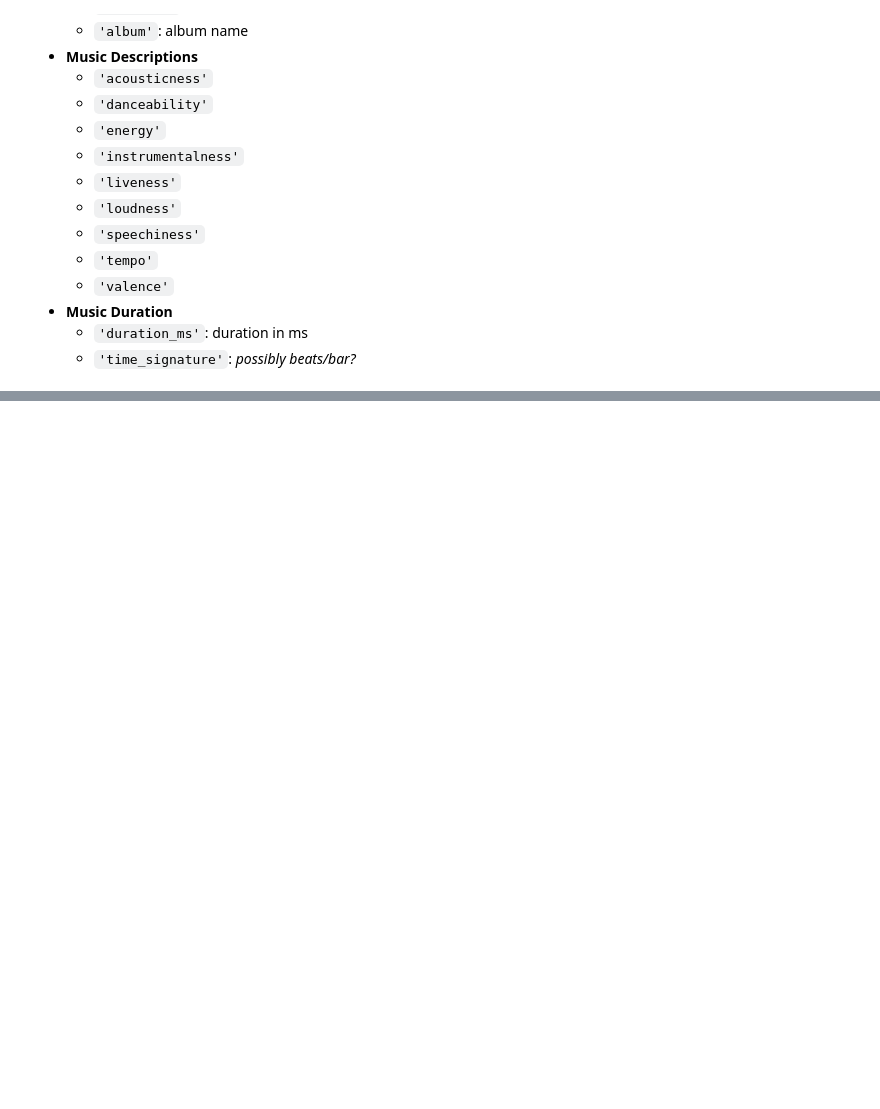
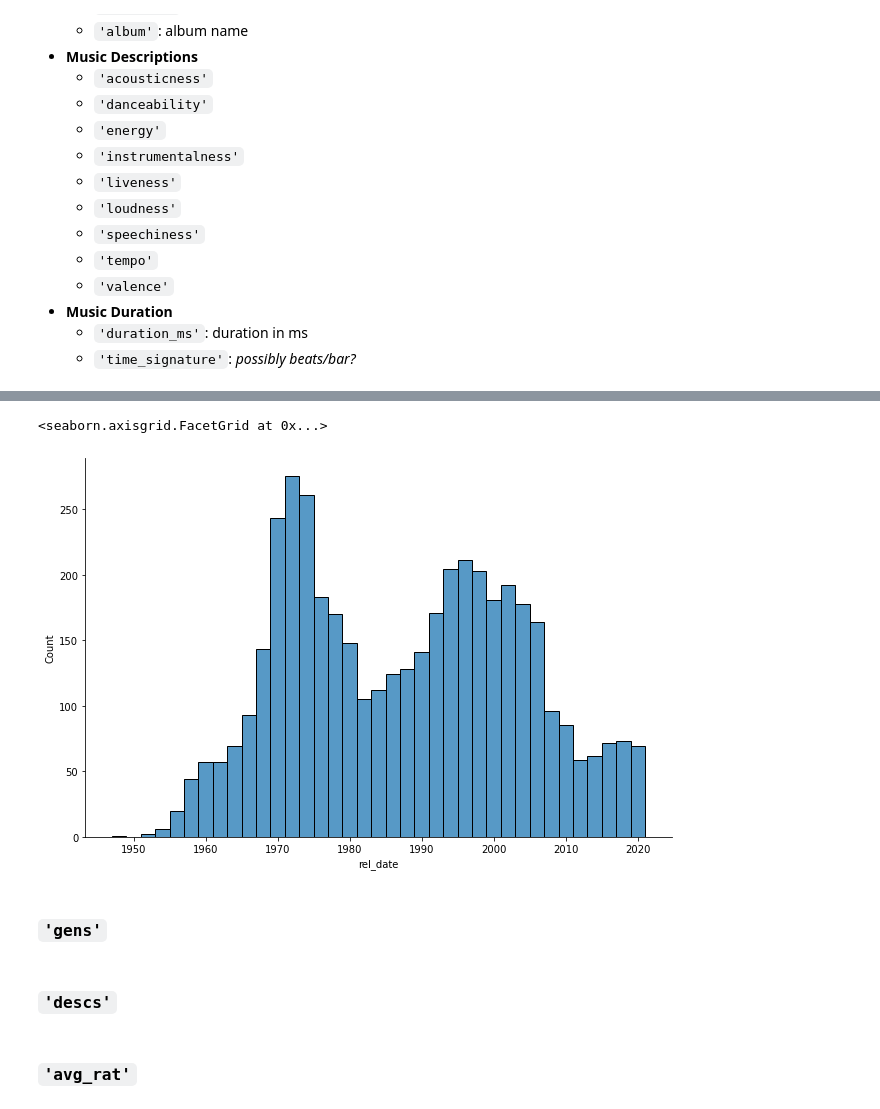
Before and after one commit to RodrigoLaraG/Data-Sci, a Jupyter notebook: DataSets/Top5000Spotify/Top5000Notebook.ipynb, the cells around one changed output, grey strips where cells are left out. Drawn from its saved outputs; the diff is of its cells as text; code cells hidden in the pictures; blank space fills up the shorter version.

Commit message:
Initial EDA of columns, data tidying

```diff
--- a/DataSets/Top5000Spotify/Top5000Notebook.ipynb
+++ b/DataSets/Top5000Spotify/Top5000Notebook.ipynb
@@ -265,0 +129,13 @@ Float64Index([              12.0,               11.7, 11.399999999999999,
+# %%
+# drop index col
+dfs.drop(columns=["Unnamed: 0"], inplace=True)
+# %%
+# rel_date to datetime format
+dfs.rel_date = pd.to_datetime(dfs.rel_date, infer_datetime_format=True)
+# %%
+# gets data to right type
+dfs.num_rat = pd.to_numeric(dfs.num_rat.str.replace(",", ""), downcast="unsigned")
+# %%
+# gets data to seconds instead of millisconds
+dfs.duration_ms = dfs.duration_ms*(0.001)
+dfs.rename(columns={"duration_ms" : "duration_s"}, inplace=True)
@@ -265,0 +310,7 @@ Float64Index([              12.0,               11.7, 11.399999999999999,
+# %%
+sns.displot(dfs.rel_date.dt.year, height=6, aspect= 1.5, binwidth = 2)
+# %% [output]
+<seaborn.axisgrid.FacetGrid at 0x...>
+[figure, added]
+# %% [markdown]
+### `'gens'`
@@ -265,0 +321,2 @@ Float64Index([              12.0,               11.7, 11.399999999999999,
+# %% [markdown]
+### `'descs'`
@@ -265,0 +327,2 @@ Float64Index([              12.0,               11.7, 11.399999999999999,
+# %% [markdown]
+### `'avg_rat'`
```
Also changed, not shown: parts of 80 cells of this notebook.
